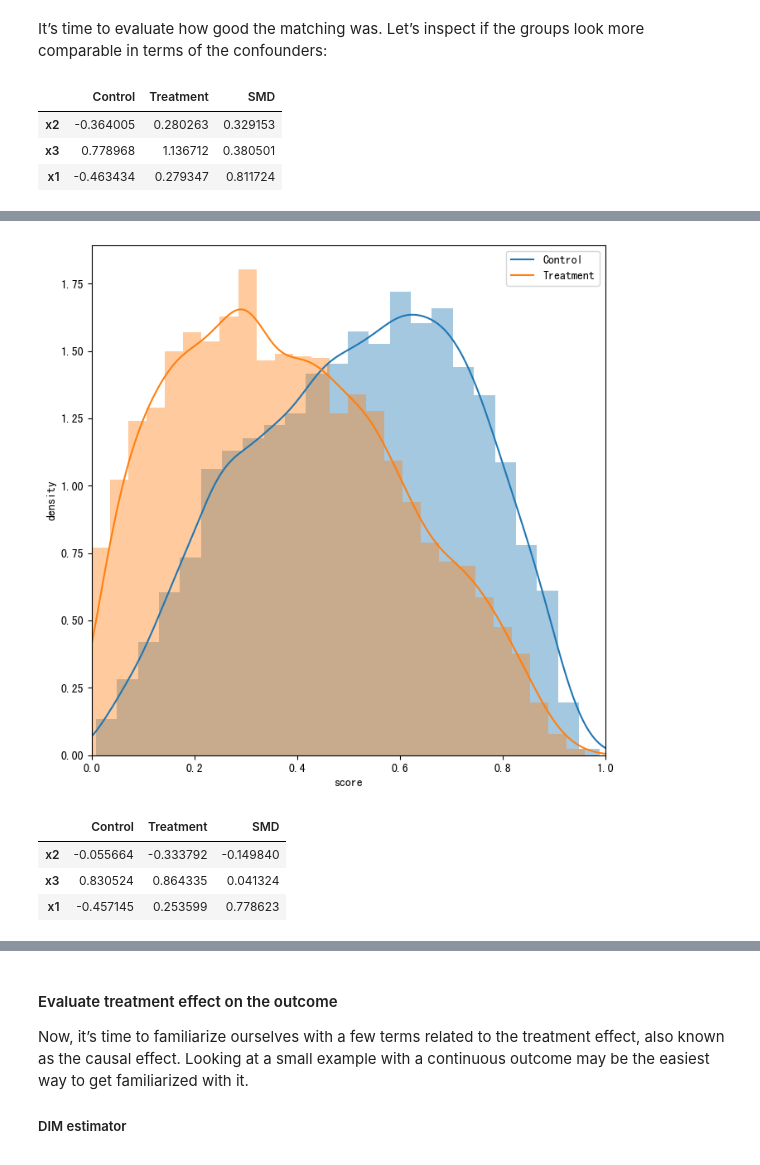
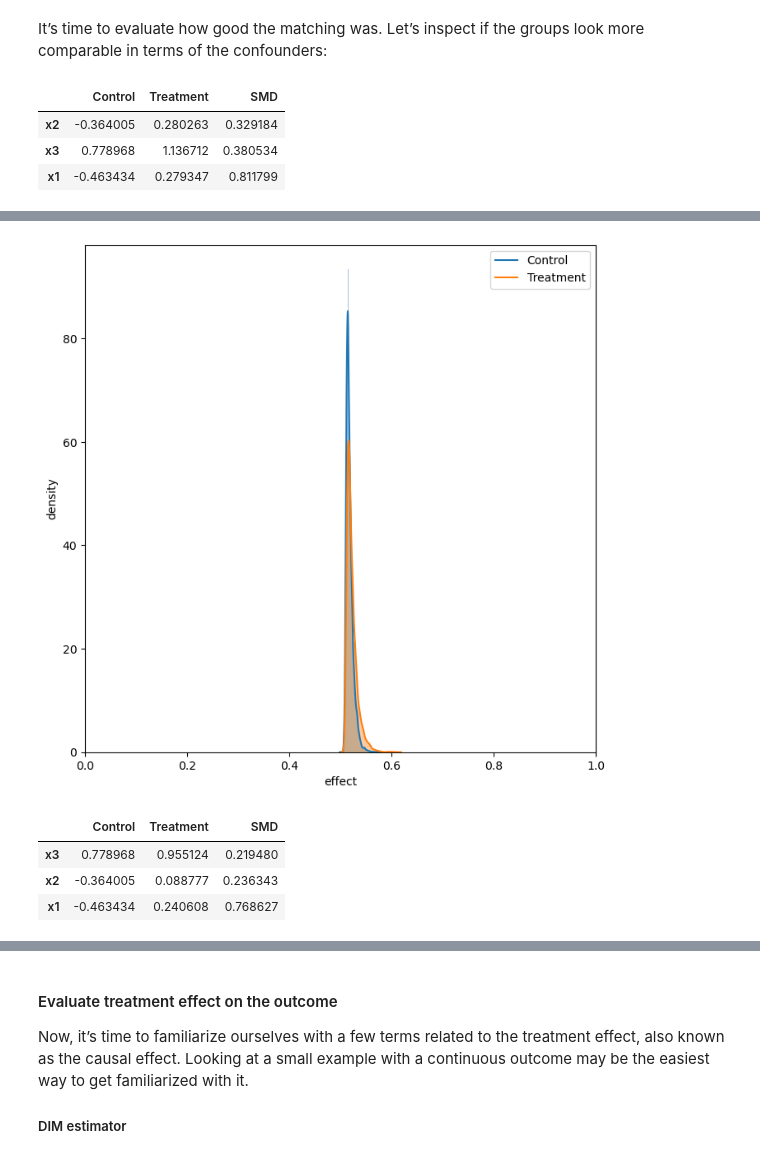
Before and after one commit to Tencent/fast-causal-inference, a Jupyter notebook: examples/demo.ipynb, the cells around one changed output, grey strips where cells are left out. Drawn from its saved outputs; the diff is of its cells as text; code cells hidden in the pictures.

```diff
--- a/examples/demo.ipynb
+++ b/examples/demo.ipynb
@@ -11,8 +11,6 @@ Fast Causal Inference is Tencent's first open-source causal inference project. I
 import time
 import pandas as pd
 # %%
-# opensource or in tencent
 import fast_causal_inference
-fast_causal_inference.set_config(".jupyter/conf.yaml")
-
-sql_instance = fast_causal_inference.create()
+ais = fast_causal_inference.FCIProvider('all_in_sql')
+df = ais.readClickHouse('test_data_small')
@@ -508,20 +388,11 @@ T='t_ob'
 table = 'test_data_small'
 X = [ 'x1', 'x2', 'x3']
 # %%
-import time
-table_output = f"{table}_{int(time.time())}"
+import fast_causal_inference.dataframe.regression as Regression
+model = Regression.StochasticLogisticRegression(learning_rate=0.00001, l1=0.1, batch_size=15, method='SGD')
 
-fast_causal_inference.clickhouse_create_view(clickhouse_view_name=table_output, sql_statement=f""" WITH(
-
-          SELECT
-                    stochasticLogisticRegressionState(1, 2, 50, 'SGD')({T},{','.join(X)}) AS model
-          FROM
-                    {table}
-         )AS model
-
-SELECT
-                evalMLMethod(model,{','.join(X)}) AS score, *
-            FROM
-                  {table}
-          """, primary_column="score",is_force_materialize=True, is_sql_complete=True, is_use_local=False)
+df = ais.readClickHouse('test_data_small')
+model.fit('y~x1+x2+x3', df)
+effect_df = model.effect('x1+x2+x3', df)
+effect_df
 # %% [output]
@@ -550,13 +450,13 @@ It’s time to evaluate how good the matching was. Let’s inspect if the groups
 # %%
 # before matched
 from fast_causal_inference.lib.tools import *
-SMD(table_output,T,X)
+SMD(effect_df.getTableName(),T,X)
 # %% [output]
 |  | Control | Treatment | SMD |
-| x2 | -0.364005 | 0.280263 | 0.329153 |
-| x3 | 0.778968 | 1.136712 | 0.380501 |
-| x1 | -0.463434 | 0.279347 | 0.811724 |
+| x2 | -0.364005 | 0.280263 | 0.329184 |
+| x3 | 0.778968 | 1.136712 | 0.380534 |
+| x1 | -0.463434 | 0.279347 | 0.811799 |
 # %%
 from fast_causal_inference.lib.tools import *
-matching_plot(table_output,T,'score')
+matching_plot(effect_df.getTableName(),T,'effect')
 # %% [output]
@@ -563,12 +480,12 @@ matching_plot(table_output,T,'score')
-[figure, old version]
+[figure, new version]
 # %%
 # After matched
 from fast_causal_inference.lib.tools import *
-SMD(table_match,T,X)
+SMD(match_df.getTableName(),T,X)
 # %% [output]
 |  | Control | Treatment | SMD |
-| x2 | -0.055664 | -0.333792 | -0.149840 |
-| x3 | 0.830524 | 0.864335 | 0.041324 |
-| x1 | -0.457145 | 0.253599 | 0.778623 |
+| x3 | 0.778968 | 0.955124 | 0.219480 |
+| x2 | -0.364005 | 0.088777 | 0.236343 |
+| x1 | -0.463434 | 0.240608 | 0.768627 |
 # %%
 from fast_causal_inference.lib.tools import *
```
Also changed, not shown: parts of 36 cells of this notebook, 2 other files.
